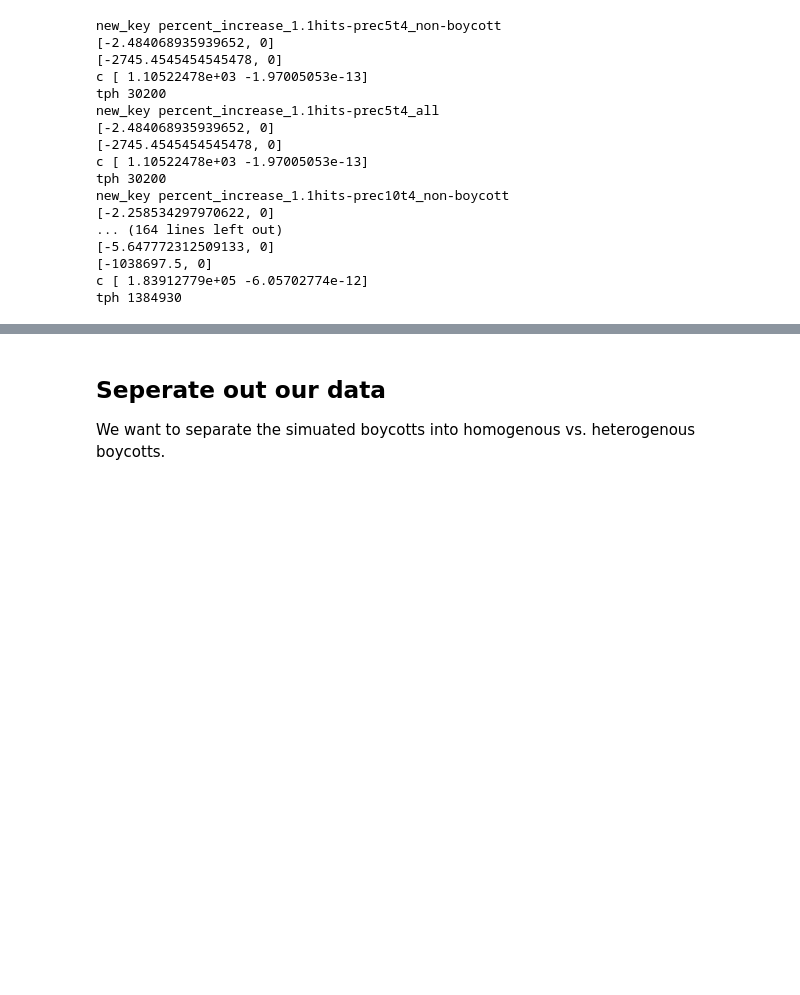
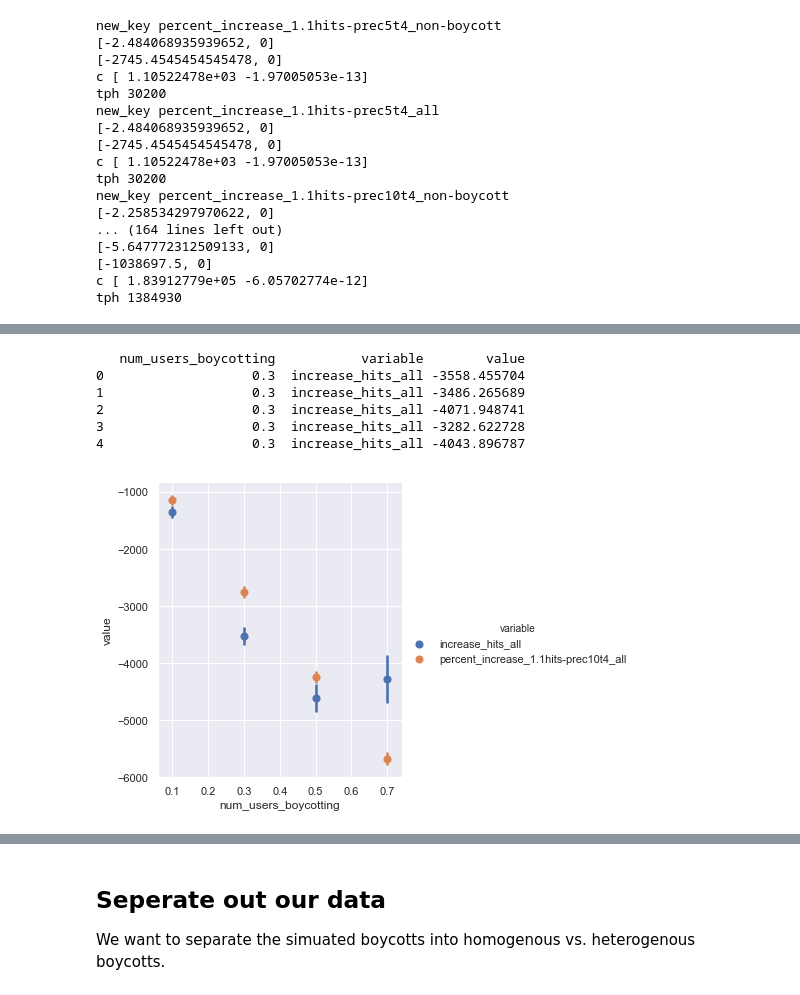
Before and after one commit to nickmvincent/surprise_sandbox, a Jupyter notebook: data_boycotts_and_strikes.ipynb, the cells around one changed output, grey strips where cells are left out. Cells and saved outputs as stored; diff of their text form; code cells hidden in the pictures; blank space fills up the shorter version.

```diff
--- a/data_boycotts_and_strikes.ipynb
+++ b/data_boycotts_and_strikes.ipynb
@@ -348,0 +362,26 @@ tph 1384930
+# %%
+hits_df = hits_df[[
+    'num_users_boycotting', 'increase_hits_all',
+    'percent_increase_1.1hits-prec10t4_all'
+]].melt(id_vars='num_users_boycotting')
+print(hits_df.head())
+
+# for k in hits_df.num_users_boycotting:
+#     print(k)
+#     matches_from_hits = hits_df[hits_df.num_users_boycotting == k]
+#     matches_from_orig = samples_df_1m[hits_df.num_users_boycotting == k]
+
+sns.lmplot(
+        x="num_users_boycotting", y="value", hue='variable', data=hits_df,
+        fit_reg=False,
+        x_estimator=np.mean, ci=99,
+    )
+plt.show()
+# %% [output]
+   num_users_boycotting           variable        value
+0                   0.3  increase_hits_all -3558.455704
+1                   0.3  increase_hits_all -3486.265689
+2                   0.3  increase_hits_all -4071.948741
+3                   0.3  increase_hits_all -3282.622728
+4                   0.3  increase_hits_all -4043.896787
+[figure, added]
```
Also changed, not shown: parts of 9 cells of this notebook, 4 other files.
